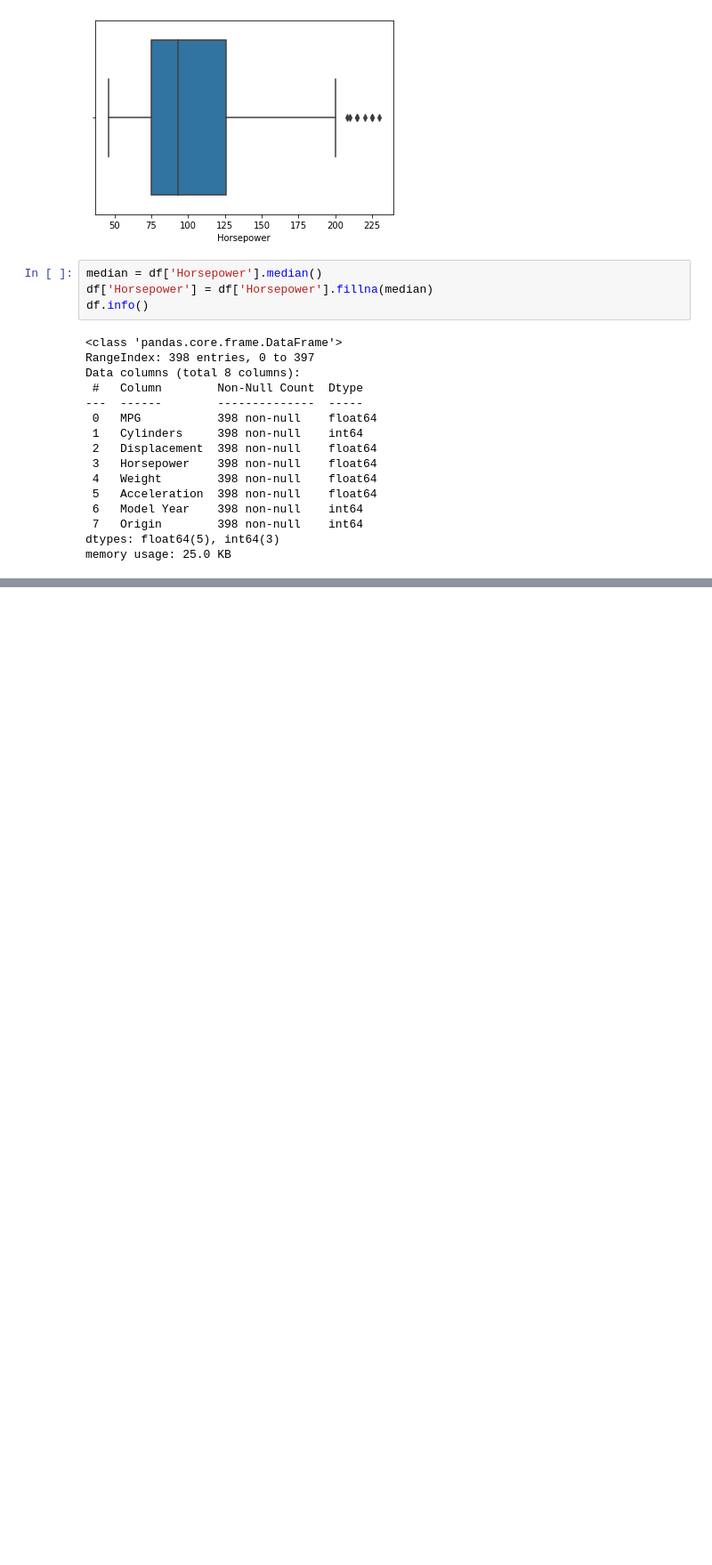
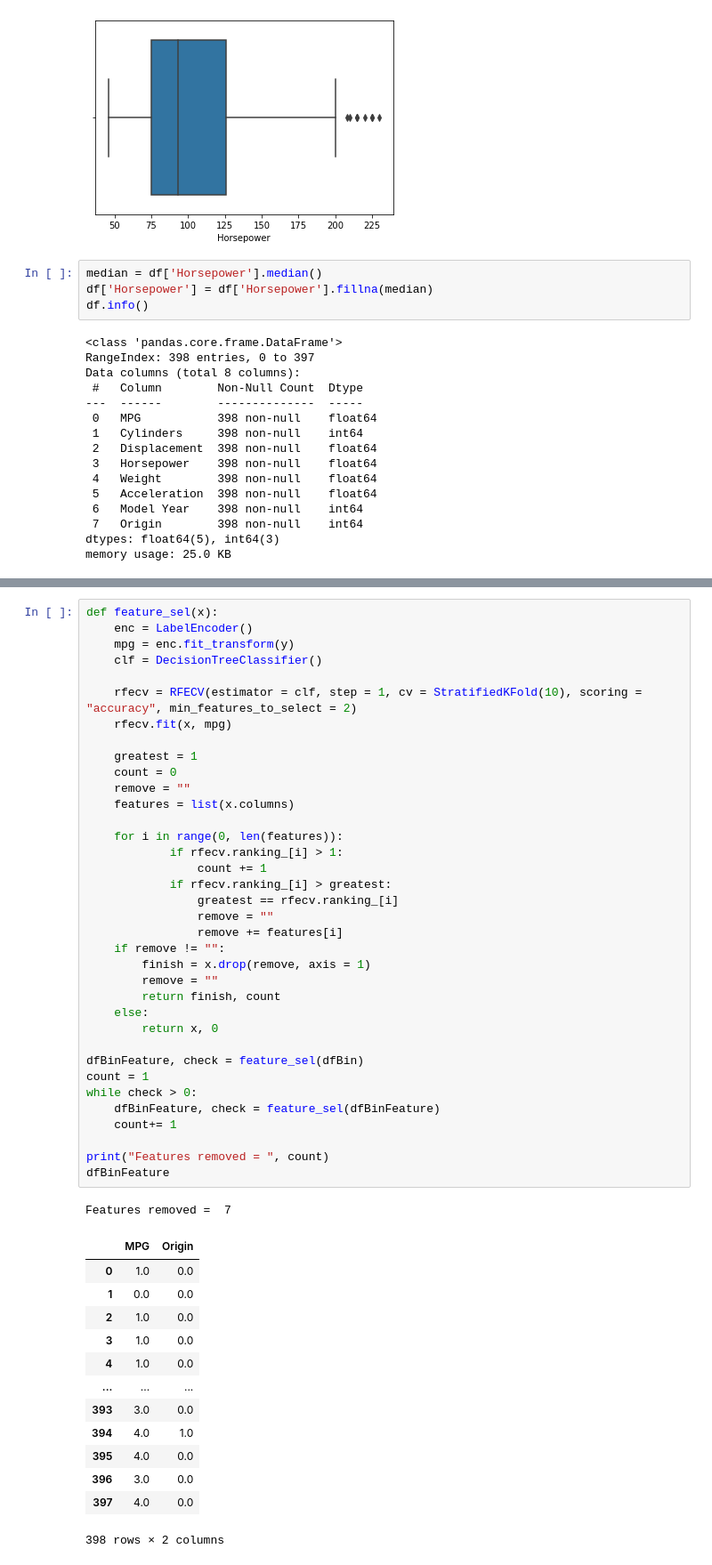
Before and after one commit to krunal310/Automobile-Fuel-Efficiency-Prediction, a Jupyter notebook: car_fuel_efficiency_pred.ipynb, the cells around one changed output, grey strips where cells are left out. Shown at 89% size. Drawn from its saved outputs; the diff is of its cells as text; blank space fills up the shorter version.

```diff
--- a/car_fuel_efficiency_pred.ipynb
+++ b/car_fuel_efficiency_pred.ipynb
@@ -150,0 +203,51 @@ sns.pairplot(df[["MPG", "Cylinders", "Displacement", "Weight", "Horsepower"]], d
+# %%
+def feature_sel(x):
+    enc = LabelEncoder()
+    mpg = enc.fit_transform(y)
+    clf = DecisionTreeClassifier()
+
+    rfecv = RFECV(estimator = clf, step = 1, cv = StratifiedKFold(10), scoring = "accuracy", min_features_to_select = 2)
+    rfecv.fit(x, mpg)
+
+    greatest = 1
+    count = 0
+    remove = ""
+    features = list(x.columns)
+
+    for i in range(0, len(features)):
+            if rfecv.ranking_[i] > 1:
+                count += 1
+            if rfecv.ranking_[i] > greatest:
+                greatest == rfecv.ranking_[i]
+                remove = ""
+                remove += features[i]
+    if remove != "":
+        finish = x.drop(remove, axis = 1)
+        remove = ""
+        return finish, count
+    else:
+        return x, 0
+
+dfBinFeature, check = feature_sel(dfBin)
+count = 1
+while check > 0:
+    dfBinFeature, check = feature_sel(dfBinFeature)
+    count+= 1
+
+print("Features removed = ", count)
+dfBinFeature
+# %% [output]
+Features removed =  7
+|  | MPG | Origin |
+| 0 | 1.0 | 0.0 |
+| 1 | 0.0 | 0.0 |
+| 2 | 1.0 | 0.0 |
+| 3 | 1.0 | 0.0 |
+| 4 | 1.0 | 0.0 |
+| ... | ... | ... |
+| 393 | 3.0 | 0.0 |
+| 394 | 4.0 | 1.0 |
+| 395 | 4.0 | 0.0 |
+| 396 | 3.0 | 0.0 |
+| 397 | 4.0 | 0.0 |
+398 rows × 2 columns
```
Also changed, not shown: parts of 16 cells of this notebook.
